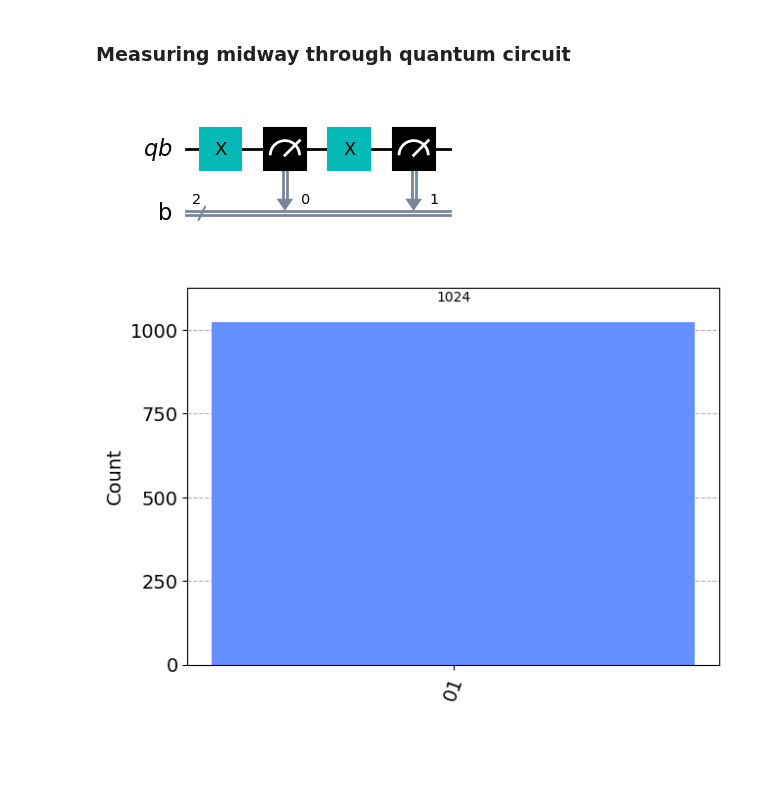
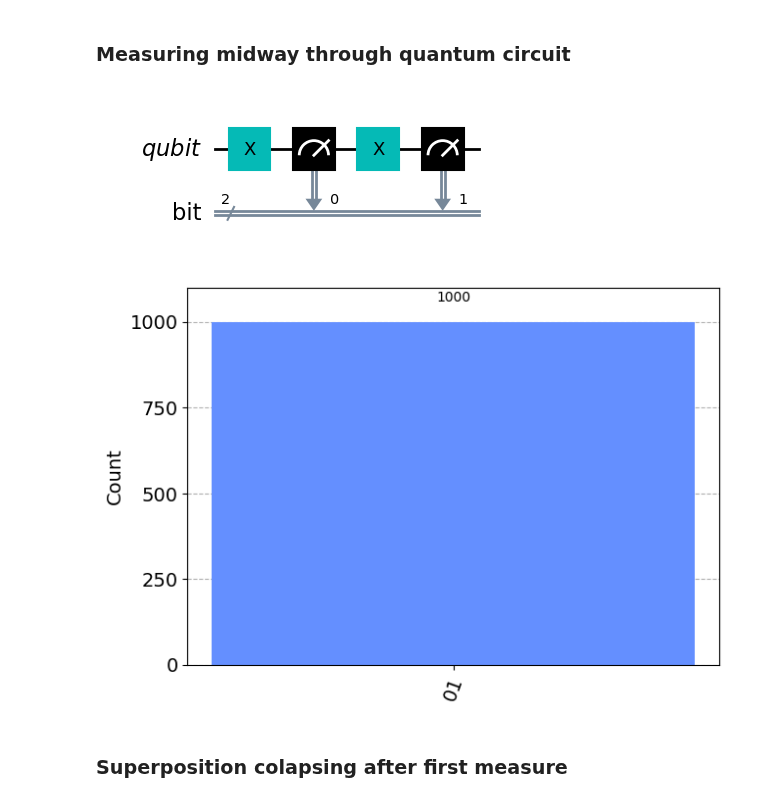
Before and after one commit to mrromaniuc/quantum-computing, a Jupyter notebook: IBMCertifiedAssociateDeveloperQiskit/01.2-Measure_quantum_circuits_in_classical_registers.ipynb, the cells around one changed output. Saved outputs shown, nothing was run; the diff lists cells and outputs as text; code cells hidden in the pictures; blank space fills up the shorter version.

```diff
--- a/IBMCertifiedAssociateDeveloperQiskit/01.2-Measure_quantum_circuits_in_classical_registers.ipynb
+++ b/IBMCertifiedAssociateDeveloperQiskit/01.2-Measure_quantum_circuits_in_classical_registers.ipynb
@@ -52,26 +92,28 @@ qc3.draw("mpl")
 # %%
 from qiskit import QuantumCircuit, QuantumRegister, ClassicalRegister
 
-qr = QuantumRegister(1, "qb")
-cr = ClassicalRegister(2, "b")
+qr = QuantumRegister(1, "qubit")
+cr = ClassicalRegister(2, "bit")
 
 qc = QuantumCircuit(qr, cr)
 qc.x(qr)
 qc.measure(qr, cr[0]) #first measure
 qc.x(qr)
 qc.measure(qr, cr[1]) #second measure on same qubitb
 display(qc.draw("mpl"))
 
 from qiskit.providers.aer import QasmSimulator
 sim = QasmSimulator()
-job = sim.run(qc)
+job = sim.run(qc, shots=1000)
 result = job.result()
 counts = result.get_counts(qc)
 
 from qiskit.visualization import plot_histogram
 plot_histogram(counts)
 # %% [output]
-[figure, old version]
+[figure, new version]
-[figure, old version]
+[figure, new version]
+# %% [markdown]
+### Superposition colapsing after first measure
 # %%
 #Measuring a superposition colapses it
```
Also changed, not shown: parts of 15 cells of this notebook.
